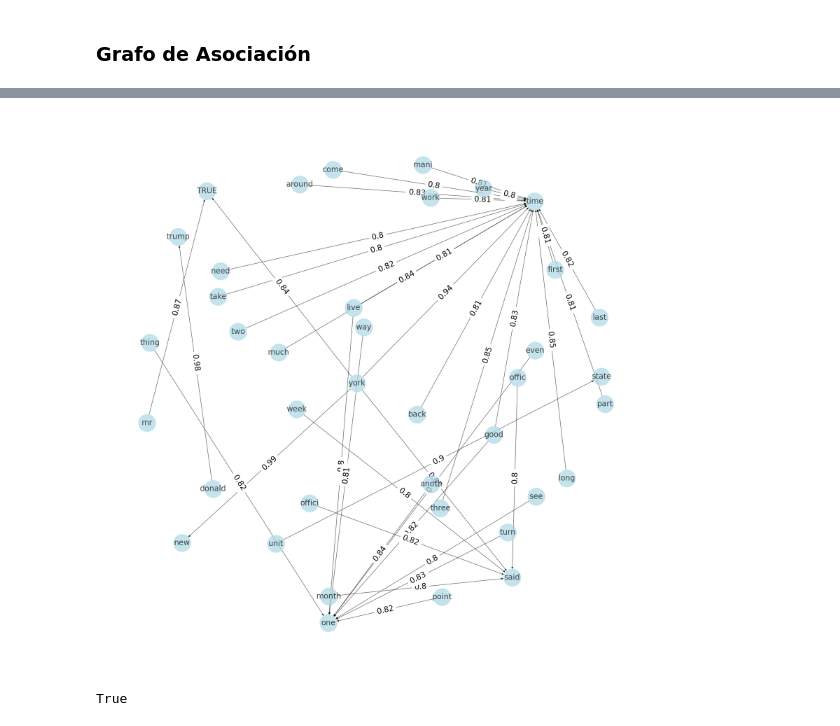
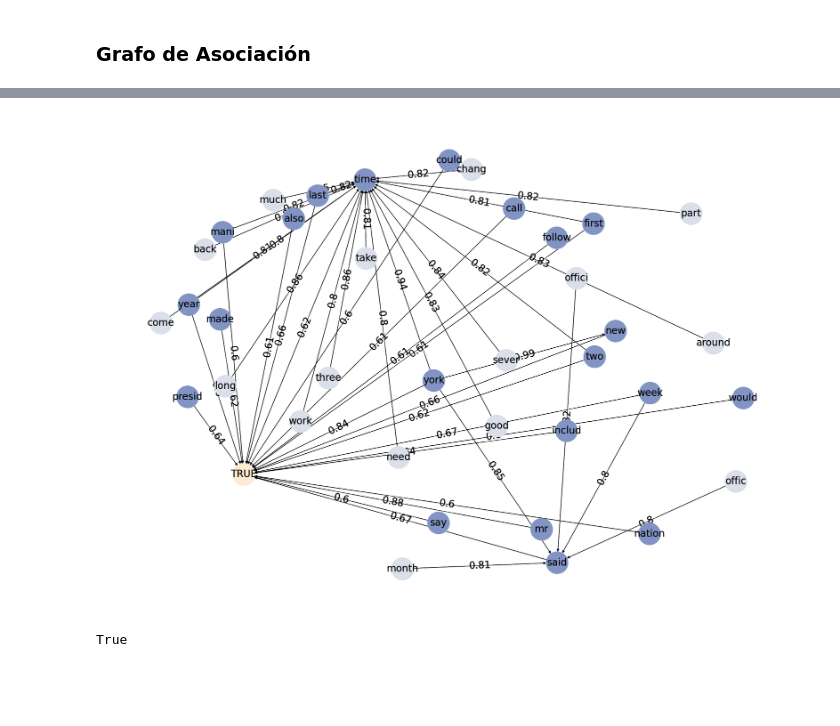
Before and after one commit to jose-jac/TFG, a Jupyter notebook: code/bayesian_network.ipynb, the cells around one changed output, grey strips where cells are left out. Drawn from its saved outputs; the diff is of its cells as text; code cells hidden in the pictures; blank space fills up the shorter version.

```diff
--- a/code/bayesian_network.ipynb
+++ b/code/bayesian_network.ipynb
@@ -152,6 +478,10 @@ df_test_ngramas['ngrams'] = df_test_ngramas['text'].apply(lambda x: get_ngrams(x
 # Descartamos los ngramas que incluyan las palabras 'TRUE' o 'FALSE'
 df_train_ngramas['ngrams'] = df_train_ngramas['ngrams'].apply(lambda x: [ngram for ngram in x if 'TRUE' not in ngram and 'FALSE' not in ngram])
 df_test_ngramas['ngrams'] = df_test_ngramas['ngrams'].apply(lambda x: [ngram for ngram in x if 'TRUE' not in ngram and 'FALSE' not in ngram])
+# %%
+# Convertimos cada conjunto de ngramas de una noticia en un set
+df_train_ngramas['ngrams'] = df_train_ngramas['ngrams'].apply(lambda x: set(x))
+df_test_ngramas['ngrams'] = df_test_ngramas['ngrams'].apply(lambda x: set(x))
 # %%
 # Creamos un set con todos los ngramas de train
 ngramas = []
@@ -286,6 +616,6 @@ Processing 154 combinations | Sampling itemset size 765
 # %%
 # Reglas de asociación
-reglas = association_rules(freq_itemsets, metric="confidence", min_threshold=0.2)
+reglas = association_rules(freq_itemsets, metric="confidence", min_threshold=0.5)
 reglas
 # %% [output]
 |  | antecedents | consequents | antecedent support | consequent support | support | confidence | lift | ... |
@@ -311,6 +641,9 @@ def is_in_maximal(cadena):
 # %%
 # Escogemos las reglas cuyo antecedente y consecuente conjuntamente pertenecen a algun ngrama maximal
 reglas_intermedias = reglas_unigramas[	reglas_unigramas.apply(lambda x: is_in_maximal(list(x['antecedents'])[0] + ' ' + list(x['consequents'])[0]), axis=1)	]
+
+# Escogemos las reglas que tengan minimo 0.8 de confianza
+reglas_intermedias = reglas_intermedias[reglas_intermedias['confidence'] >= 0.8]
 # %%
 reglas_intermedias
 # %% [output]
@@ -348,3 +685,6 @@ reglas_VoF = pd.DataFrame()
 reglas_VoF = reglas_V.append(reglas_F)
 reglas_VoF
 reglas_VoF.sort_values(by=['confidence'], ascending=False)
+
+# Escogemos reglas que tengan minimo 0.6 de confianza
+reglas_VoF = reglas_VoF[reglas_VoF['confidence'] >= 0.6]
@@ -408,43 +857,59 @@ max(reglas_conectadas['lift'])
 # %%
+
 decimales = 2
 
 # Seleccionamos las reglas que tienen una confianza grande
-reglas_VoF_grafo = reglas_VoF[reglas_VoF['confidence'] > 0.8]
-reglas_conectadas_grafo = reglas_conectadas[reglas_conectadas['confidence'] > 0.8]
+reglas_VoF_grafo = reglas_VoF
+reglas_conectadas_grafo = reglas_conectadas
 
 # Creamos un grafo de las reglas, donde los nodos son los elementos y las aristas son las reglas, y el valor de la arista es la confianza
 G = nx.DiGraph()
 
 # Añadimos los nodos
 for i in range(len(reglas_conectadas_grafo)):
     G.add_node(next(iter(reglas_conectadas_grafo['antecedents'].iloc[i])))
     G.add_node(next(iter(reglas_conectadas_grafo['consequents'].iloc[i])))
 
 for i in range(len(reglas_VoF_grafo)):
     G.add_node(next(iter(reglas_VoF_grafo['antecedents'].iloc[i])))
     G.add_node(next(iter(reglas_VoF_grafo['consequents'].iloc[i])))
 
 # Añadimos las aristas con la confianza como peso
 for i in range(len(reglas_conectadas_grafo)):
     G.add_edge(next(iter(reglas_conectadas_grafo['antecedents'].iloc[i])),
                next(iter(reglas_conectadas_grafo['consequents'].iloc[i])),
                weight=math.floor(reglas_conectadas_grafo['confidence'].iloc[i] * 10 ** decimales) / 10 ** decimales)
 
 for i in range(len(reglas_VoF_grafo)):
     G.add_edge(next(iter(reglas_VoF_grafo['antecedents'].iloc[i])),
                next(iter(reglas_VoF_grafo['consequents'].iloc[i])),
                weight=math.floor(reglas_VoF_grafo['confidence'].iloc[i] * 10 ** decimales) / 10 ** decimales)
 
+# Asignamos colores a los nodos según su nivel
+colores = []
+for node in G.nodes:
+    if distancias[node] == 0:
+        colores.append('#ffead2')
+    elif distancias[node] == 1:
+        colores.append('#8294c4')
+    elif distancias[node] == 2:
+        colores.append('#dbdfea')
+
 # Dibujamos el grafo
-plt.figure(figsize=(20, 20))
+plt.figure(figsize=(20, 14))
 pos = nx.spring_layout(G, k=1, weight='weight')  # Ajusta el valor de k según tus necesidades
-nx.draw(G, pos, with_labels=True, font_size=20, node_size=2000, node_color='lightblue', edge_color='black', width=1, alpha=0.7)
+nx.draw(G, pos, with_labels=True, font_size=20, node_size=2000, node_color='lightblue', edge_color='black', width=1)
 edge_labels = nx.get_edge_attributes(G, 'weight')
 nx.draw_networkx_edge_labels(G, pos, edge_labels=edge_labels, font_size=20)
+ # Dibujamos el grafo añadiendo los colores
+nx.draw(G, pos, with_labels=True, font_size=20, node_size=2000, node_color=colores, edge_color='black', width=1)
+edge_labels = nx.get_edge_attributes(G, 'weight')
+nx.draw_networkx_edge_labels(G, pos, edge_labels=edge_labels, font_size=20,bbox=dict(facecolor='none', edgecolor='none'))
 
+plt.savefig('../images/reglas_maximales4.png')
 plt.show()
 # %% [output]
-[figure, old version]
+[figure, new version]
 # %%
 # Comprobamos si el grafo tiene ciclos
 nx.is_directed_acyclic_graph(G)
```
Also changed, not shown: parts of 49 cells of this notebook, 18 other files.
